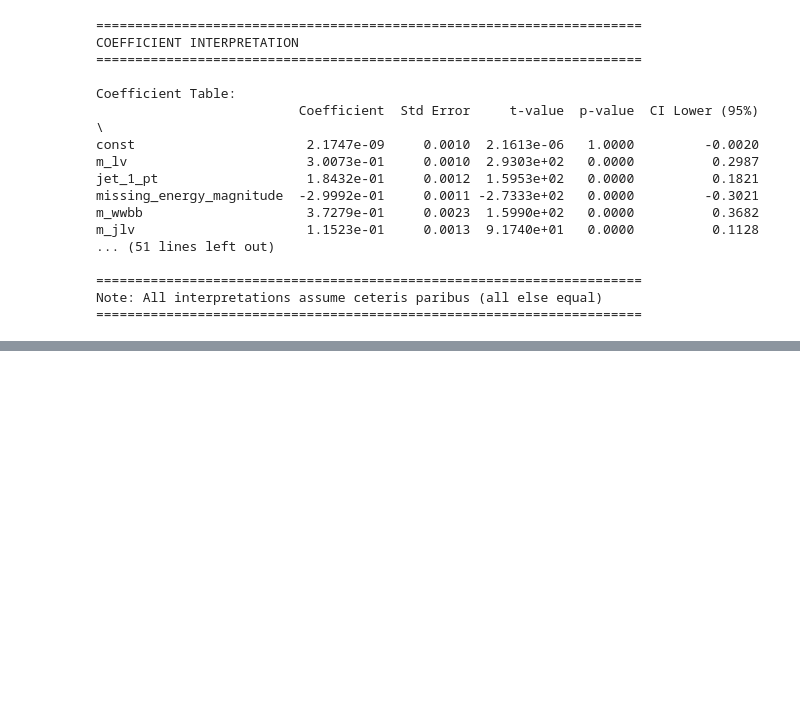
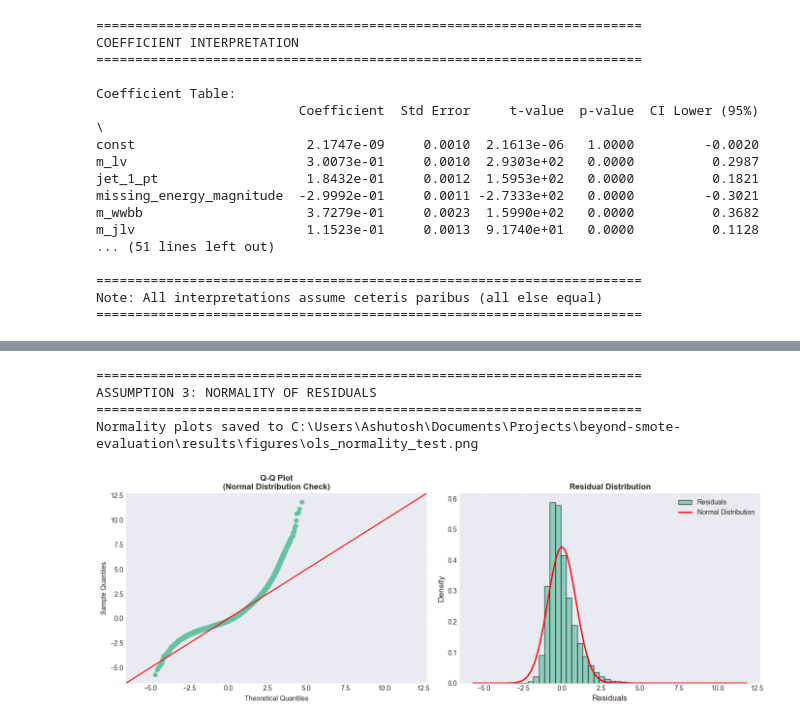
Before and after one commit to ashu-tagore/beyond_smote_evaluation, a Jupyter notebook: notebooks/06_OLS_Regression.ipynb, the cells around one changed output, grey strips where cells are left out. Saved outputs shown, nothing was run; the diff lists cells and outputs as text; code cells hidden in the pictures; blank space fills up the shorter version.

```diff
--- a/notebooks/06_OLS_Regression.ipynb
+++ b/notebooks/06_OLS_Regression.ipynb
@@ -401,0 +536,78 @@ Note: All interpretations assume ceteris paribus (all else equal)
+# %%
+# Cell 10: Test Assumption 3 - Normality of Residuals
+# Checking if residuals follow normal distribution
+# Using Q-Q plot, Shapiro-Wilk test and Jarque-Bera test
+
+print("="*70)
+print("ASSUMPTION 3: NORMALITY OF RESIDUALS")
+print("="*70)
+
+# Creating Q-Q plot and histogram
+fig, axes = plt.subplots(1, 2, figsize=(14, 5))
+
+# Q-Q plot
+sm.qqplot(residuals, line='45', ax=axes[0])
+axes[0].set_title('Q-Q Plot\n(Normal Distribution Check)',
+                  fontsize=12, fontweight='bold')
+axes[0].grid(True, alpha=0.3)
+
+# Histogram with normal curve
+axes[1].hist(residuals, bins=50, density=True, alpha=0.7,
+            edgecolor='black', label='Residuals')
+
+# Fitting normal distribution
+mu, sigma = residuals.mean(), residuals.std()
+x = np.linspace(residuals.min(), residuals.max(), 100)
+axes[1].plot(x, stats.norm.pdf(x, mu, sigma), 'r-',
+            linewidth=2, label='Normal Distribution')
+
+axes[1].set_xlabel('Residuals', fontsize=12)
+axes[1].set_ylabel('Density', fontsize=12)
+axes[1].set_title('Residual Distribution', fontsize=12, fontweight='bold')
+axes[1].legend()
+axes[1].grid(True, alpha=0.3)
+
+plt.tight_layout()
+
+normality_path = FIGURE_OUTPUT / 'ols_normality_test.png'
+plt.savefig(normality_path, dpi=DPI_VALUE, bbox_inches='tight')
+print(f"Normality plots saved to {normality_path}")
+
+plt.show()
+
+# Shapiro-Wilk test (using sample for large datasets)
+sample_size = min(5000, len(residuals))
+resid_sample = residuals.sample(n=sample_size, random_state=SEED_VALUE)
+shapiro_stat, shapiro_p = shapiro(resid_sample)
+
+print(f"\nShapiro-Wilk Test (on {sample_size} samples):")
+print(f"  Statistic: {shapiro_stat:.6f}")
+print(f"  p-value: {shapiro_p:.6f}")
+if shapiro_p > 0.05:
+    print("Normality: p-value > 0.05 (assumption satisfied)")
+else:
+    print("Non-normality detected: p-value < 0.05")
+    print("Note: With large samples, small deviations are significant")
+
+# Jarque-Bera test returns only 2 values
+jb_stat, jb_p = jarque_bera(residuals)
+
+# Calculate skewness and kurtosis separately
+jb_skew = residuals.skew()
+jb_kurtosis = residuals.kurtosis()
+
+print(f"\nJarque-Bera Test:")
+print(f"  Statistic: {jb_stat:.6f}")
+print(f"  p-value: {jb_p:.6f}")
+print(f"  Skewness: {jb_skew:.6f}")
+print(f"  Kurtosis: {jb_kurtosis:.6f}")
+if jb_p > 0.05:
+    print("Normality: p-value > 0.05")
+else:
+    print("Non-normality detected: p-value < 0.05")
+# %% [output]
+======================================================================
+ASSUMPTION 3: NORMALITY OF RESIDUALS
+======================================================================
+Normality plots saved to C:\Users\Ashutosh\Documents\Projects\beyond-smote-evaluation\results\figures\ols_normality_test.png
+[figure, added]
```
Also changed, not shown: parts of 8 cells of this notebook.
